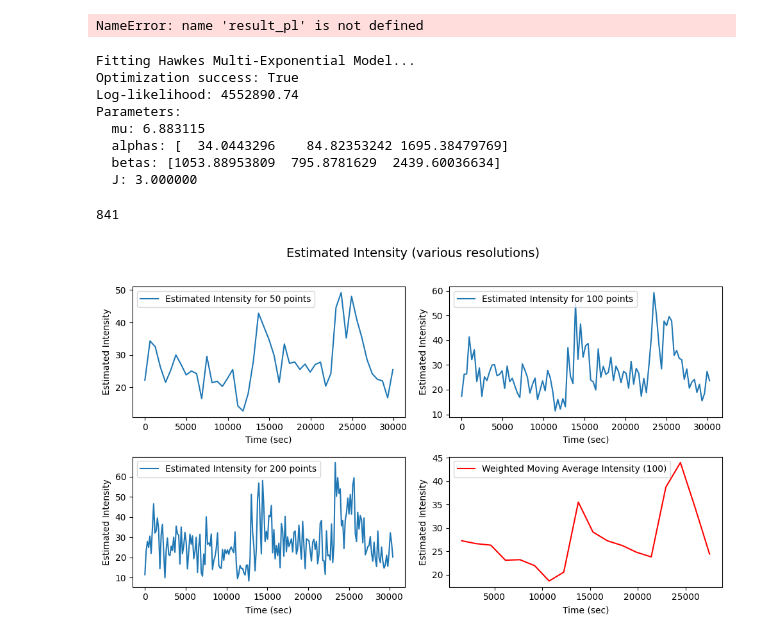
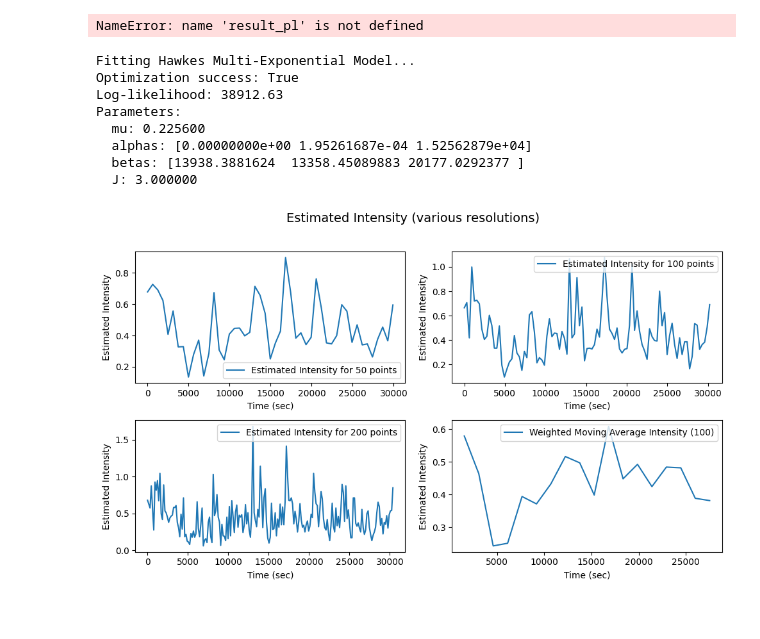
Before and after one commit to PhantomRolls/Non-stationary-point-process, a Jupyter notebook: results/expl.ipynb, the cells around one changed output. Saved outputs shown, nothing was run; the diff lists cells and outputs as text; code cells hidden in the pictures.

```diff
--- a/results/expl.ipynb
+++ b/results/expl.ipynb
@@ -23,5 +40,7 @@ df1 = pd.read_csv(
 # %%
+df1 = df1[df1.etype == "T"]
 start_time = df1.ets.min()
 event_times = (df1.ets - start_time).dt.total_seconds().values
+
 T = event_times.max()
 #event_times = event_times/T
@@ -221,16 +289,12 @@ for param, value in result_multiexp.params_dict.items():
 # %% [output]
 Fitting Hawkes Multi-Exponential Model...
 Optimization success: True
-Log-likelihood: 4552890.74
+Log-likelihood: 38912.63
 Parameters:
-  mu: 6.883115
-  alphas: [  34.0443296    84.82353242 1695.38479769]
-  betas: [1053.88953809  795.8781629  2439.60036634]
+  mu: 0.225600
+  alphas: [0.00000000e+00 1.95261687e-04 1.52562879e+04]
+  betas: [13938.3881624  13358.45089883 20177.0292377 ]
   J: 3.000000
-# %%
-len(event_times)//1000
-# %% [output]
-841
 # %%
 # Compute intensity properly first
 num_points = 1000
@@ -256,31 +320,31 @@ while i <= len(intensity_vals) - window_size:
 # %%
 def intensity(num_points):
     time_array = np.linspace(0, T, num_points)
     Nt = np.searchsorted(event_times, time_array, "left")
     intensity_ = np.diff(Nt) / np.diff(time_array)
     return time_array[:-1], intensity_
 
 fig, axes = plt.subplots(2, 2, figsize=(10, 6))
 axes_flat = axes.flatten()
 
 # plot estimated intensities for different resolutions in the first three subplots
 for ax, num_points in zip(axes_flat[:3], [50, 100, 200]):
     t, lambd = intensity(num_points)
     sns.lineplot(x=t, y=lambd, ax=ax, label=f'Estimated Intensity for {num_points} points')
     ax.set_xlabel('Time (sec)')
     ax.set_ylabel('Estimated Intensity')
     ax.legend()
 
 # plot the average intensity in the last subplot
 last_ax = axes_flat[3]
 Nt = np.searchsorted(event_times, np.linspace(0, T, 10000), "left")
-sns.lineplot(x=wma[0], y=wma[1], ax=last_ax, label=f'Weighted Moving Average Intensity ({window_size})', color='red')
+sns.lineplot(x=wma[0], y=wma[1], ax=last_ax, label=f'Weighted Moving Average Intensity ({window_size})')
 last_ax.set_xlabel('Time (sec)')
 last_ax.set_ylabel('Estimated Intensity')
 last_ax.legend()
 
 fig.suptitle('Estimated Intensity (various resolutions)', fontsize=14)
 plt.tight_layout(rect=[0, 0, 1, 0.96])
 plt.show()
 # %% [output]
-[figure, old version]
+[figure, new version]
```
Also changed, not shown: parts of 17 cells of this notebook, 12 other files.
